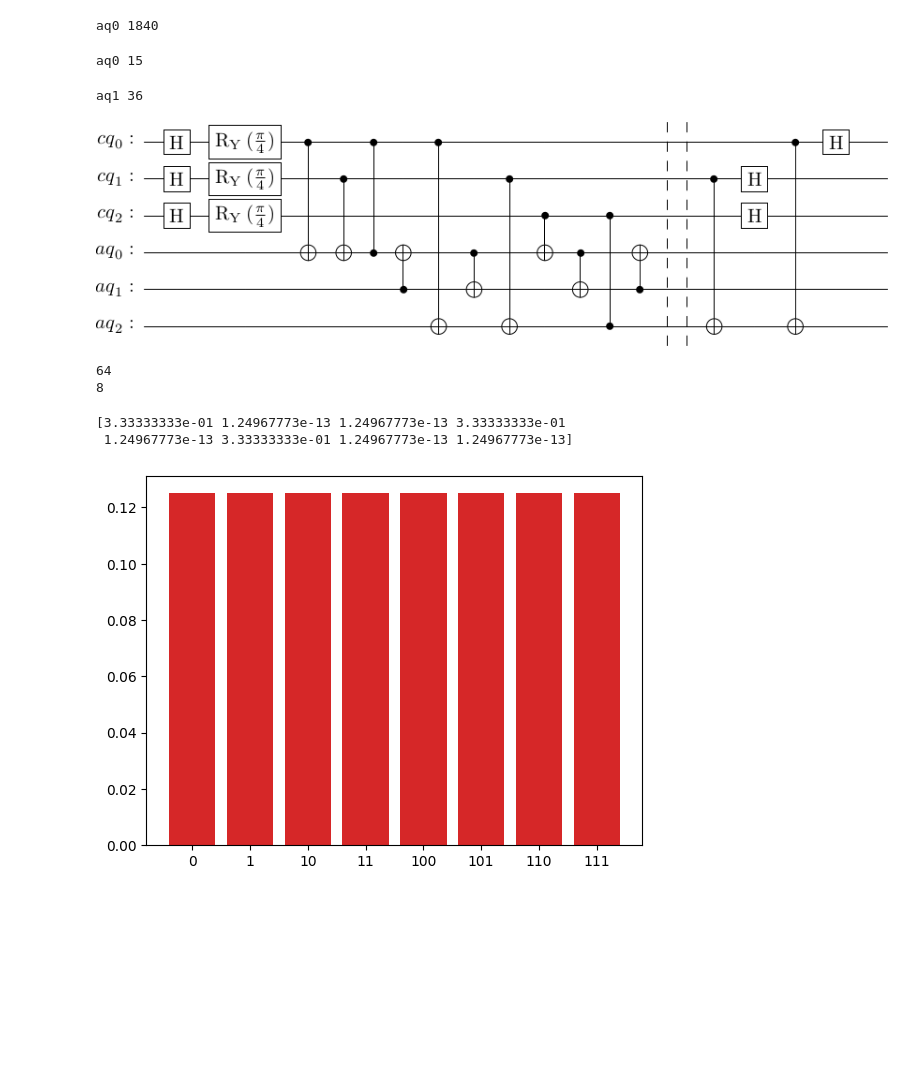
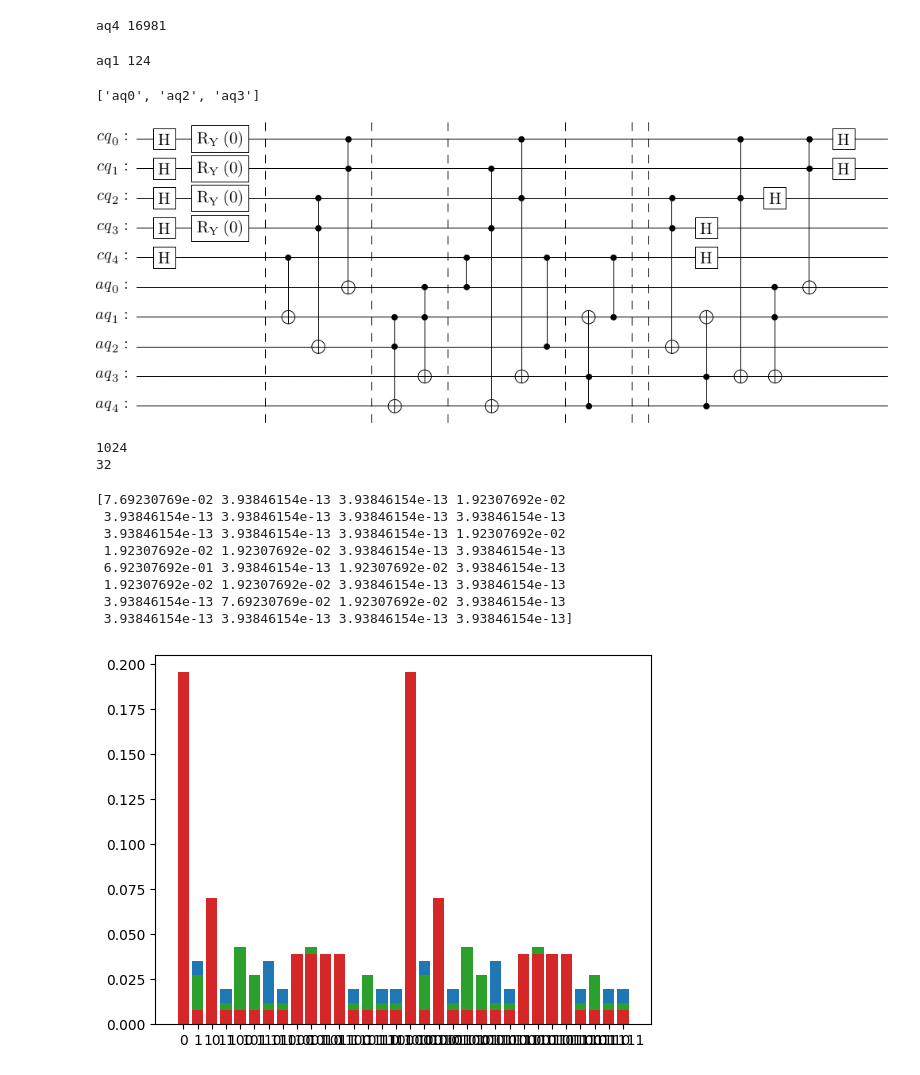
Before and after one commit to ashutiw2k/PartialUncomputation, a Jupyter notebook: notebooks/Statevector.ipynb, the cells around one changed output. Cells and saved outputs as stored; diff of their text form; code cells hidden in the pictures; blank space fills up the shorter version.

```diff
--- a/notebooks/Statevector.ipynb
+++ b/notebooks/Statevector.ipynb
@@ -139,7 +137,7 @@ def static_circuit_2(theta=0):
 # q = 4
 # a = 7
 # g = 40
-comp_circuit, q, a, g = static_circuit()
+comp_circuit, q, a, g = static_circuit_2()
 # comp_circuit.draw('latex')
 ancillas_list = [breakdown_qubit(q)['label'] for q in comp_circuit.qubits][-a:]
 # ancillas = breakdown_qubit
@@ -165,12 +166,13 @@ aq1 36
 # %%
-greedy_part_cg = greedy_uncomputation_partial(comp_graph, ancillas_list)
+greedy_part_cg, al = greedy_uncomputation_partial(comp_graph, ancillas_list, return_uncomputed_ancillas=True)
 greedy_part_circuit = get_uncomp_circuit(greedy_part_cg)
+print(al)
 greedy_part_circuit.draw('latex')
 # %% [output]
-aq0 1840
+aq4 16981
-aq0 15
+aq1 124
-aq1 36
+['aq0', 'aq2', 'aq3']
-[figure, old version]
+[figure, new version]
 # %%
 desired_sv = zero_ancillas_in_statevector(Statevector(comp_circuit), a)
 # %%
@@ -186,13 +188,19 @@ greedy_part = get_computation_qubit_probabilty(greedy_part_circuit,range(q))
 print(len(desired_sv))
 print(len(desired))
 # %% [output]
-64
-8
+1024
+32
 # %%
 print(desired)
 # %% [output]
-[3.33333333e-01 1.24967773e-13 1.24967773e-13 3.33333333e-01
- 1.24967773e-13 3.33333333e-01 1.24967773e-13 1.24967773e-13]
+[7.69230769e-02 3.93846154e-13 3.93846154e-13 1.92307692e-02
+ 3.93846154e-13 3.93846154e-13 3.93846154e-13 3.93846154e-13
+ 3.93846154e-13 3.93846154e-13 3.93846154e-13 1.92307692e-02
+ 1.92307692e-02 1.92307692e-02 3.93846154e-13 3.93846154e-13
+ 6.92307692e-01 3.93846154e-13 1.92307692e-02 3.93846154e-13
+ 1.92307692e-02 1.92307692e-02 3.93846154e-13 3.93846154e-13
+ 3.93846154e-13 7.69230769e-02 1.92307692e-02 3.93846154e-13
+ 3.93846154e-13 3.93846154e-13 3.93846154e-13 3.93846154e-13]
 # %%
 plot_x = [bin(i)[2:] for i in range(len(no_uncomp))]
 plt_dict = {'no_uncomp':[], 'desired':[], 'exhaustive':[], 'greedy_full':[], 'greedy_part':[]}
@@ -216,7 +224,7 @@ plt.bar(x=plot_x, height=plt_dict['greedy_part'])
 
 plt.show()
 # %% [output]
-[figure, old version]
+[figure, new version]
 # %%
 x = numpy.arange(len(plot_x))  # the label locations
 width = 0.2  # the width of the bars
```
Also changed, not shown: parts of 6 cells of this notebook, 13 other files.
